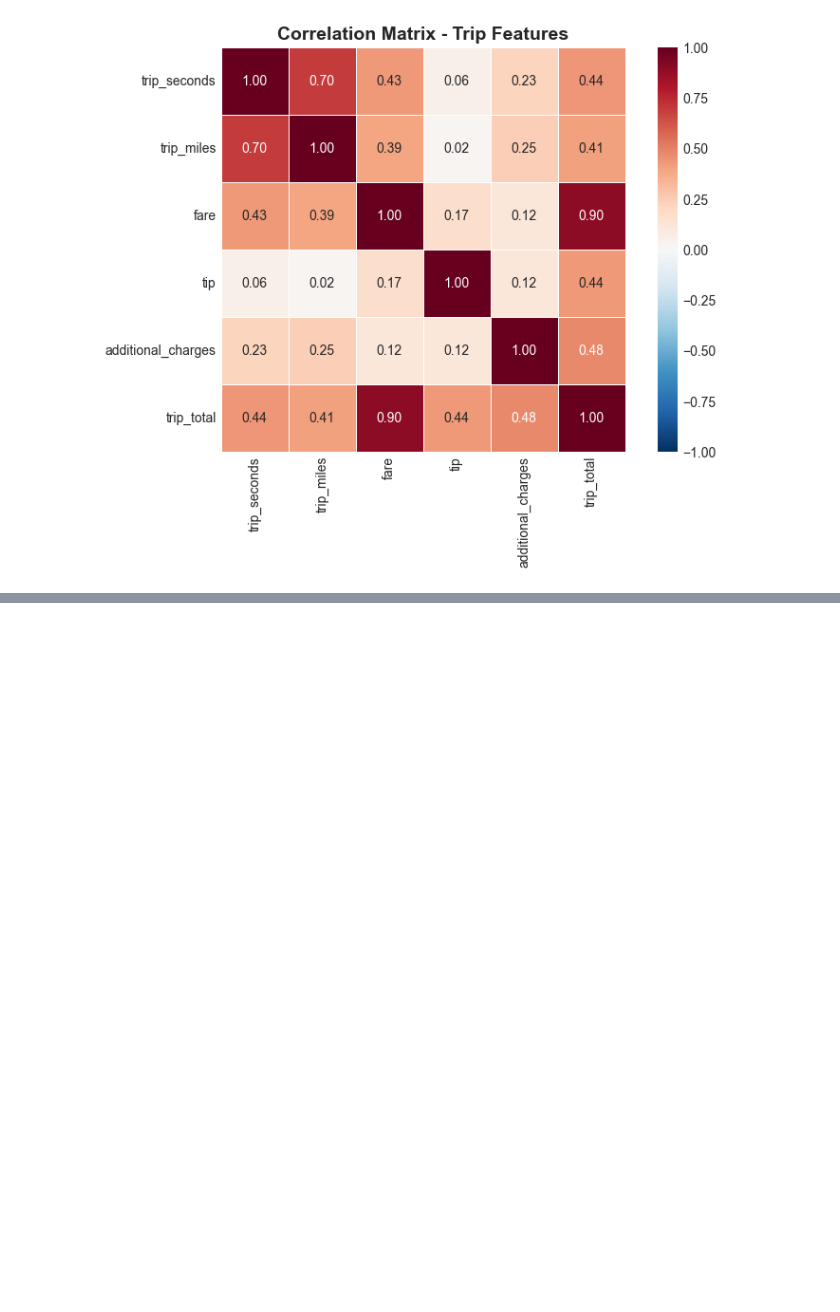
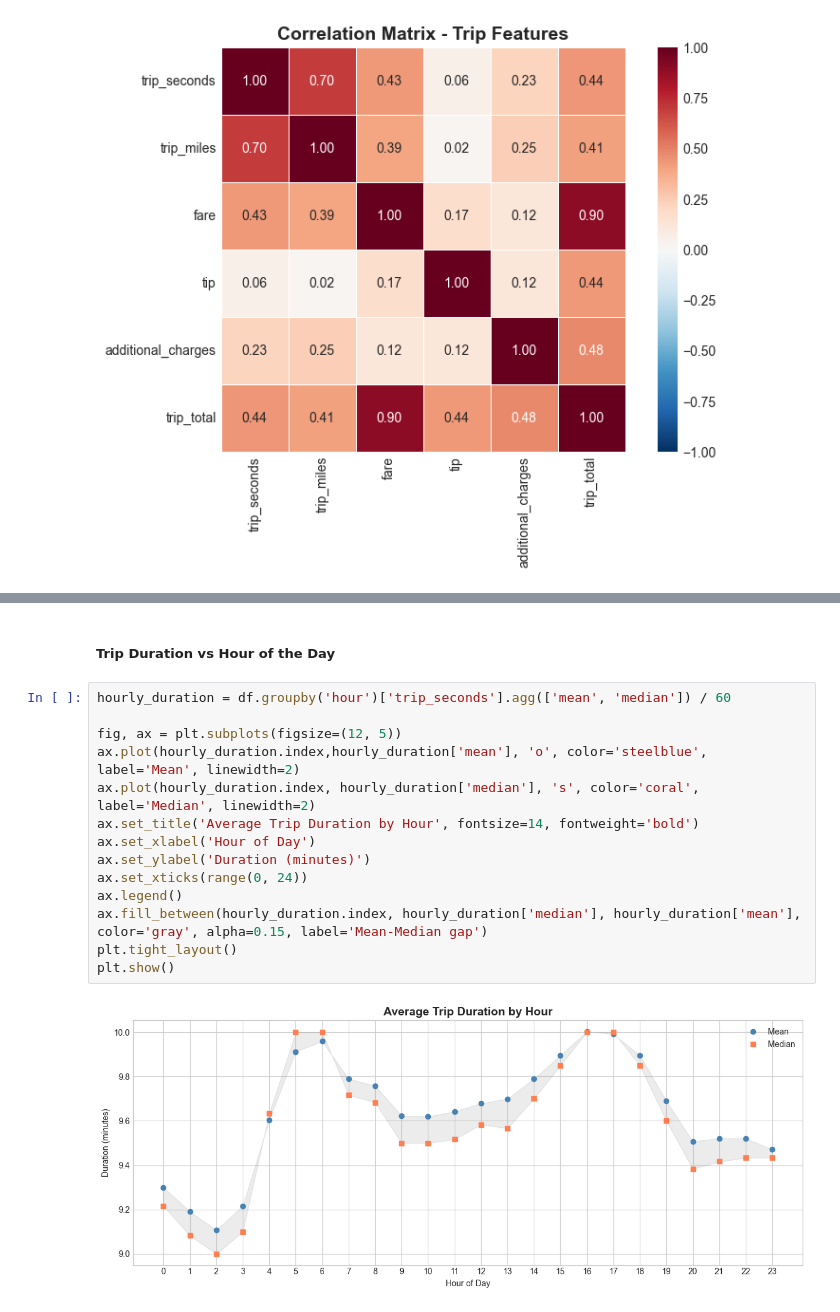
Before and after one commit to Kslaxman/chiride-demand, a Jupyter notebook: notebooks/02eda.ipynb, the cells around one changed output, grey strips where cells are left out. Saved outputs shown, nothing was run; the diff lists cells and outputs as text; blank space fills up the shorter version.

```diff
--- a/notebooks/02eda.ipynb
+++ b/notebooks/02eda.ipynb
@@ -361,0 +464,18 @@ plt.show()
+# %% [markdown]
+##### Trip Duration vs Hour of the Day
+# %%
+hourly_duration = df.groupby('hour')['trip_seconds'].agg(['mean', 'median']) / 60
+
+fig, ax = plt.subplots(figsize=(12, 5))
+ax.plot(hourly_duration.index,hourly_duration['mean'], 'o', color='steelblue', label='Mean', linewidth=2)
+ax.plot(hourly_duration.index, hourly_duration['median'], 's', color='coral', label='Median', linewidth=2)
+ax.set_title('Average Trip Duration by Hour', fontsize=14, fontweight='bold')
+ax.set_xlabel('Hour of Day')
+ax.set_ylabel('Duration (minutes)')
+ax.set_xticks(range(0, 24))
+ax.legend()
+ax.fill_between(hourly_duration.index, hourly_duration['median'], hourly_duration['mean'], color='gray', alpha=0.15, label='Mean-Median gap')
+plt.tight_layout()
+plt.show()
+# %% [output]
+[figure, added]
```
Also changed, not shown: parts of 11 cells of this notebook, 3 other files.
